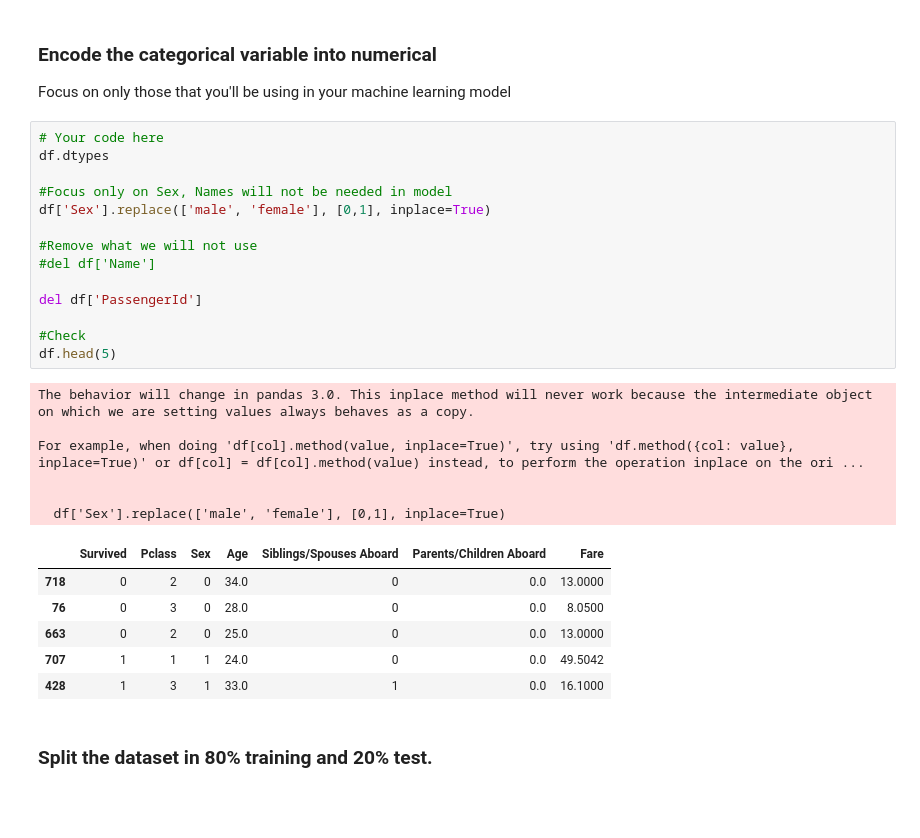
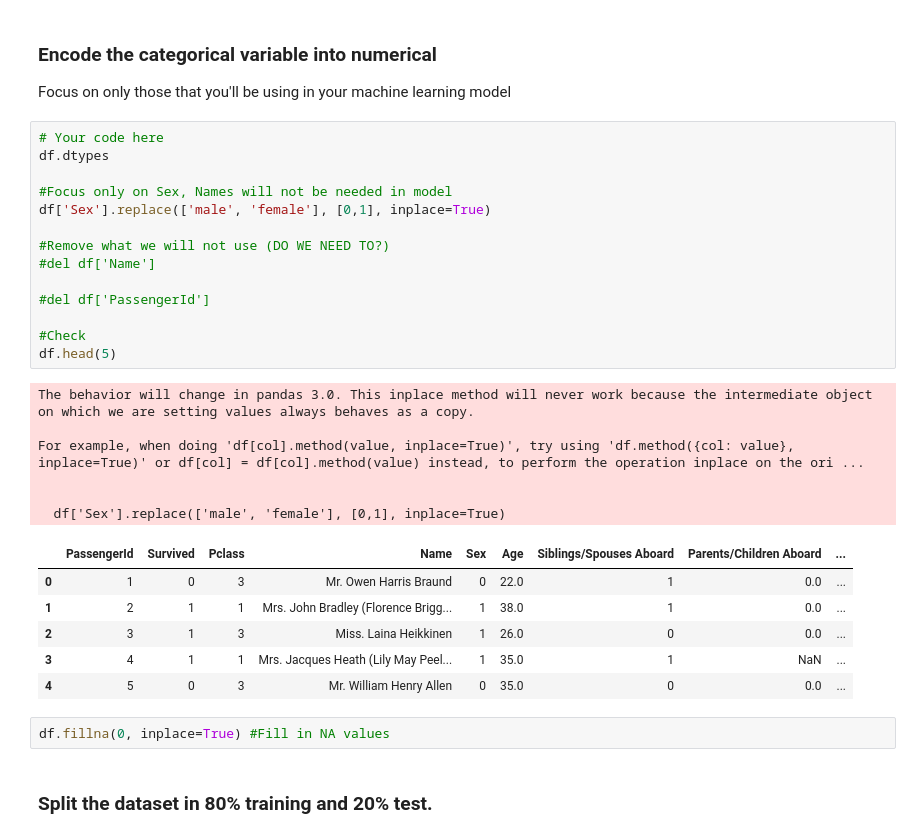
Before and after one commit to ErenB02/comp_bio, a Jupyter notebook: DM_Lab05.ipynb, the cells around one changed output. Drawn from its saved outputs; the diff is of its cells as text; blank space fills up the shorter version.

```diff
--- a/DM_Lab05.ipynb
+++ b/DM_Lab05.ipynb
@@ -33,30 +33,32 @@ Focus on only those that you'll be using in your machine learning model
 # %%
 # Your code here
 df.dtypes
 
 #Focus only on Sex, Names will not be needed in model
 df['Sex'].replace(['male', 'female'], [0,1], inplace=True)
 
-#Remove what we will not use
+#Remove what we will not use (DO WE NEED TO?)
 #del df['Name']
 
-del df['PassengerId']
+#del df['PassengerId']
 
 #Check
 df.head(5)
 # %% [output]
 The behavior will change in pandas 3.0. This inplace method will never work because the intermediate object on which we are setting values always behaves as a copy.
 
 For example, when doing 'df[col].method(value, inplace=True)', try using 'df.method({col: value}, inplace=True)' or df[col] = df[col].method(value) instead, to perform the operation inplace on the ori ...
 
 
   df['Sex'].replace(['male', 'female'], [0,1], inplace=True)
-|  | Survived | Pclass | Sex | Age | Siblings/Spouses Aboard | Parents/Children Aboard | Fare |
-| 718 | 0 | 2 | 0 | 34.0 | 0 | 0.0 | 13.0000 |
-| 76 | 0 | 3 | 0 | 28.0 | 0 | 0.0 | 8.0500 |
-| 663 | 0 | 2 | 0 | 25.0 | 0 | 0.0 | 13.0000 |
-| 707 | 1 | 1 | 1 | 24.0 | 0 | 0.0 | 49.5042 |
-| 428 | 1 | 3 | 1 | 33.0 | 1 | 0.0 | 16.1000 |
+|  | PassengerId | Survived | Pclass | Name | Sex | Age | Siblings/Spouses Aboard | Parents/Children Aboard | ... |
+| 0 | 1 | 0 | 3 | Mr. Owen Harris Braund | 0 | 22.0 | 1 | 0.0 | ... |
+| 1 | 2 | 1 | 1 | Mrs. John Bradley (Florence Brigg... | 1 | 38.0 | 1 | 0.0 | ... |
+| 2 | 3 | 1 | 3 | Miss. Laina Heikkinen | 1 | 26.0 | 0 | 0.0 | ... |
+| 3 | 4 | 1 | 1 | Mrs. Jacques Heath (Lily May Peel... | 1 | 35.0 | 1 | NaN | ... |
+| 4 | 5 | 0 | 3 | Mr. William Henry Allen | 0 | 35.0 | 0 | 0.0 | ... |
+# %%
+df.fillna(0, inplace=True) #Fill in NA values
 # %% [markdown]
 ### Split the dataset in 80% training and 20% test.
 # %%
```
Also changed, not shown: parts of 9 cells of this notebook.
